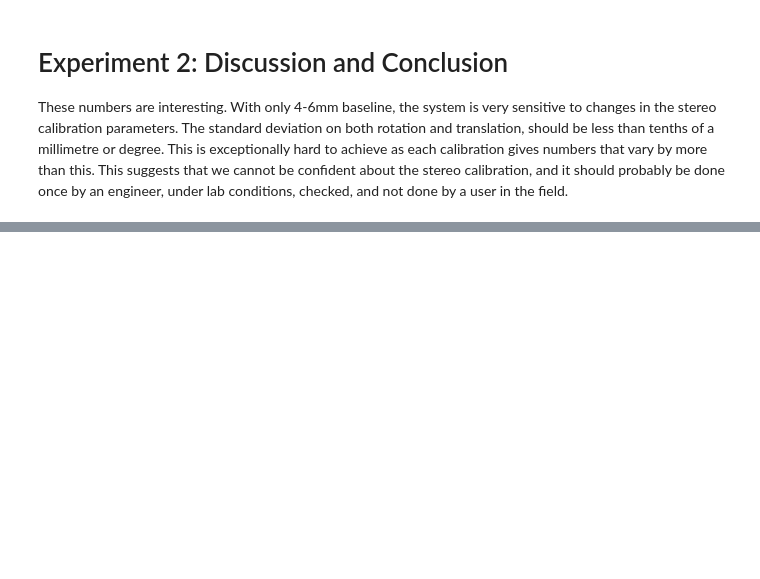
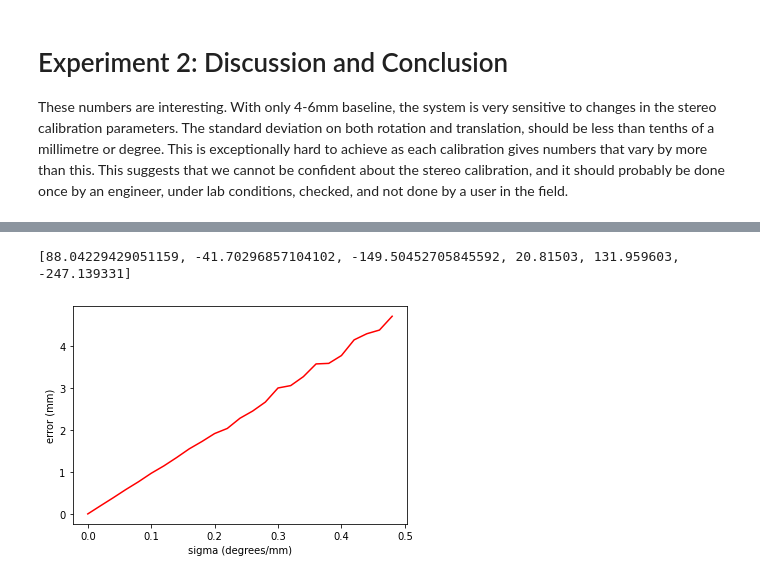
Before and after one commit to UCL/MPHY0026, a Jupyter notebook: doc/notebooks/lap_liver_sim.ipynb, the cells around one changed output, grey strips where cells are left out. Saved outputs shown, nothing was run; the diff lists cells and outputs as text; code cells hidden in the pictures; blank space fills up the shorter version.

Commit message:
Issue #20: Add simulation of errors in hand-eye calibration.

```diff
--- a/doc/notebooks/lap_liver_sim.ipynb
+++ b/doc/notebooks/lap_liver_sim.ipynb
@@ -293,0 +298,35 @@ These numbers are interesting. With only 4-6mm baseline, the system is very sens
+# %%
+print(marker2camera)
+# %% [output]
+[88.04229429051159, -41.70296857104102, -149.50452705845592, 20.81503, 131.959603, -247.139331]
+# %%
+number_samples = 1000
+x_values = []
+y_values = []
+for sigma_counter in range(0, 25, 1):
+    sigma = sigma_counter / 50
+    rms = 0
+    for i in range(number_samples):
+        tmp_marker2camera = copy.deepcopy(marker2camera)
+        for j in range(6):
+            tmp_marker2camera[j] = tmp_marker2camera[j] + random.normalvariate(0, sigma)
+        tmp_marker2camera_matrix = rigid_body_parameters_to_matrix(tmp_marker2camera)
+        tmp_camera2marker = np.linalg.inv(tmp_marker2camera_matrix)
+        left_world_point = convert_camera_point_to_world(gold_left_camera_point,
+                                                         tmp_camera2marker,
+                                                         marker_to_world
+                                                        )
+        diff = np.linalg.norm(gold_world_point - left_world_point)
+        diff = diff * diff
+        rms = rms + diff
+    rms = rms / number_samples
+    rms = np.sqrt(rms)
+    x_values.append(sigma)
+    y_values.append(rms)
+
+plt.plot(x_values, y_values, 'r')
+plt.xlabel('sigma (degrees/mm)')
+plt.ylabel('error (mm)')
+plt.show()
+# %% [output]
+[figure, added]
```
Also changed, not shown: parts of 1 cell of this notebook.
